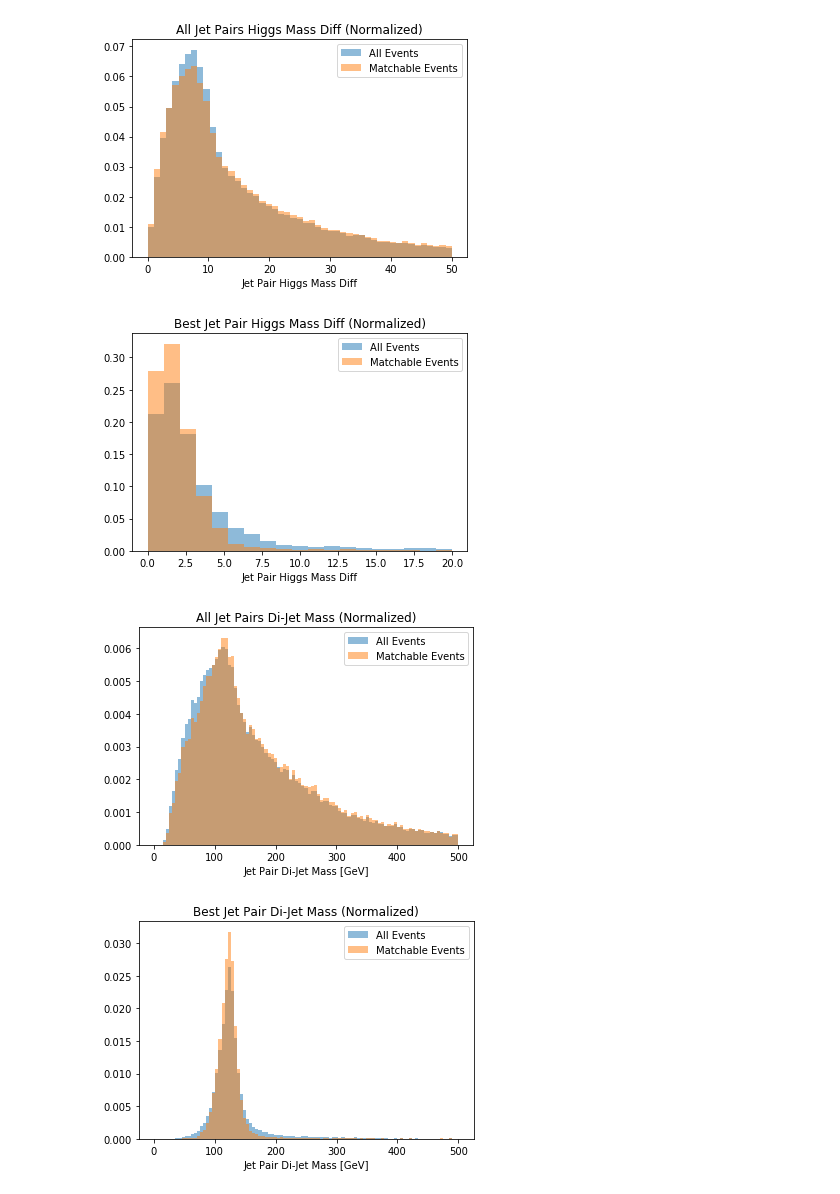
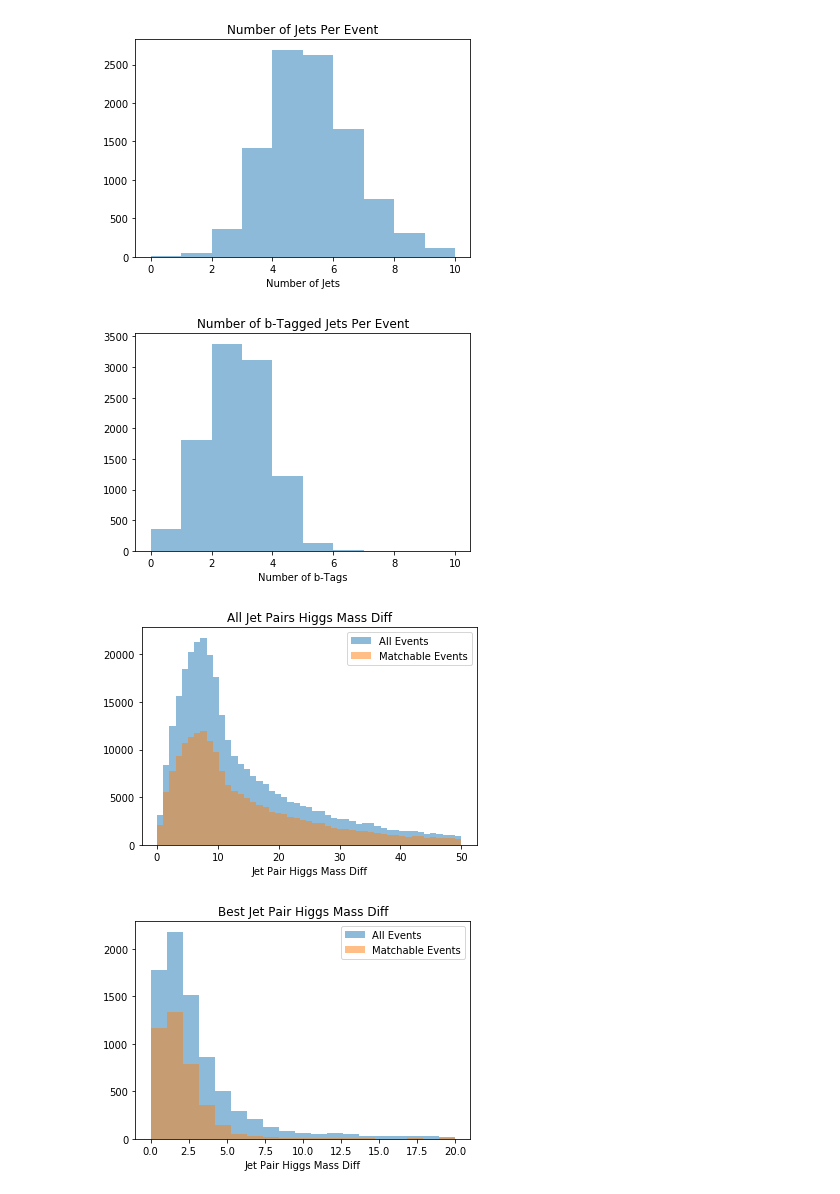
Before and after one commit to btannenw/CMS_machineLearning, a Jupyter notebook: diHiggsMLProject/testSamples_10k/higgsReconstructionAlgorithms.ipynb, the cells around one changed output. Drawn from its saved outputs; the diff is of its cells as text; code cells hidden in the pictures.

Commit message:
added code to calculate efficiencies, expanded plotting functionality, added csv outpt

```diff
--- a/diHiggsMLProject/testSamples_10k/higgsReconstructionAlgorithms.ipynb
+++ b/diHiggsMLProject/testSamples_10k/higgsReconstructionAlgorithms.ipynb
@@ -9,6 +9,7 @@ import uproot_methods.classes.TLorentzVector as TLorentzVector
 import matplotlib.pyplot as plt
 import numpy as np
 import itertools
+import csv
 
 t = 0.5  # transparency of plots
 
@@ -16,6 +17,8 @@ testRun = False
 dR_cut_quarkToJet = 0.40
 mass_higgs = 125.0 #GeV
 width_higgs = 10.0 #GeV, reco width
+
+eventCounterDict = { '== 4 Jets':0, '>= 4 Jets':0, 'Matchable':0, 'Fully Matched':0, '>= 1 Pair Matched':0}
 # %%
 delphes_hh= uproot.open('../../../MG5_aMC_v2_6_1/ppToHHto4b_14TeV/Events/run_02_decayed_1/tag_1_delphes_events.root')['Delphes']
 #b_particles = uproot.tree.TBranchMethods.array(delphes_hh['Particle'])
@@ -67,4 +99,8 @@ def compareTwoHistograms(_arrAll, _arrMatched, _labels, _nPlot, _title, _xtitle,
 # %%
+##############################################################
+##                FUNCTIONS FOR INDEXING                    ##
+##############################################################
+
 def returnListOfTruthBQuarkIndicesByDaughters(_D1, _D2, _PID):
     _bQuarkIndices = []
 
@@ -92,16 +128,19 @@ def returnListOfTruthBQuarkIndicesByStatus(_status):
 
     return _bQuarkIndices
 
-def returnNumberAndListOfJetIndicesPassingCuts(_jetPt, _jetEta, _cut_jetPt, _cut_jetEta):
+def returnNumberAndListOfJetIndicesPassingCuts(_jetPt, _jetEta, _jetBTag, _cut_jetPt, _cut_jetEta):
     _jetIndices = []
     _nJets = 0
+    _nBTags = 0
 
     for iJet in range(0, len(_jetPt)):
         if _jetPt[iJet] > _cut_jetPt and abs(_jetEta[iJet]) < _cut_jetEta:
             _jetIndices.append(iJet)
             _nJets += 1
+            if _jetBTag[iJet] == 1:
+                _nBTags += 1
 
-    return _nJets, _jetIndices
+    return _nJets, _nBTags, _jetIndices
 
 def getDictOfQuarksMatchedToJets(_quarkIndices, _jetIndices, _genPt, _genEta, _genPhi, _genMass, _jetPt, _jetEta, _jetPhi, _jetMass):
     _matchedQuarksToJets = {}
@@ -305,30 +451,32 @@ Number of Correctly Matched Events: 1702
 # %%
 plotOpts = [] # title, xtitle, xMin, xMax, nBins
 if pairingAlgorithm == 'minHarmonicMeanDeltaR':
     plotOpts = ['Delta R', 'Delta R', 0, 5.0, 100]
 elif pairingAlgorithm == 'higgsMassDifference':
     plotOpts = ['Higgs Mass Diff', 'Higgs Mass Diff', 0, 100.0, 100]
 
-
-#plotOneHistogram(allJetPairs_metric, 0, 'All Jet Pairs ' + plotOpts[0], 'Jet Pair ' + plotOpts[1], plotOpts[2], plotOpts[3], plotOpts[4] )
-#plotOneHistogram(allJetPairsWhenMatchable_metric, 1, 'All Jet Pairs ' + plotOpts[0] + ' (Matchable)', 'Jet Pair ' + plotOpts[1], plotOpts[2], plotOpts[3], plotOpts[4] )
-#plotOneHistogram(bestJetPairs_metric, 2, 'Best Jet Pair ' + plotOpts[0], 'Jet Pair ' + plotOpts[1], plotOpts[2], plotOpts[3], plotOpts[4] )
-#plotOneHistogram(bestJetPairsWhenMatchable_metric, 3, 'Best Jet Pair ' + plotOpts[0] + ' (Matchable)', 'Jet Pair ' + plotOpts[1], plotOpts[2], plotOpts[3], plotOpts[4] )
+plotOneHistogram(nJetsPerEvent, 0, 'Number of Jets Per Event', 'Number of Jets', 0, 10, 11 )
+plotOneHistogram(nBTagsPerEvent, 1, 'Number of b-Tagged Jets Per Event', 'Number of b-Tags', 0, 10, 11 )
 
 # Compare shapes of metric variables for a) all events and b) matched events
 if pairingAlgorithm == 'minHarmonicMeanDeltaR':
-    compareTwoHistograms(allJetPairs_metric, allJetPairsWhenMatchable_metric, ['All', 'Matchable'], 0, 'All Jet Pairs ' + plotOpts[0] + ' (Normalized)', 'Jet Pair ' + plotOpts[1], int(plotOpts[2]/1.), int(plotOpts[3]/1.), int(plotOpts[4]/1.) )
-    compareTwoHistograms(bestJetPairs_metric, bestJetPairsWhenMatchable_metric, ['All', 'Matchable'], 1, 'Best Jet Pair ' + plotOpts[0] + ' (Normalized)', 'Jet Pair ' + plotOpts[1], int(plotOpts[2]/1.), int(plotOpts[3]/1.), int(plotOpts[4]/1.) )
+    compareManyHistograms( [allJetPairs_metric, allJetPairsWhenMatchable_metric], ['All', 'Matchable'], 2, 'All Jet Pairs ' + plotOpts[0], 'Jet Pair ' + plotOpts[1], int(plotOpts[2]/1.), int(plotOpts[3]/1.), int(plotOpts[4]/1.) )
+    compareManyHistograms( [bestJetPairs_metric, bestJetPairsWhenMatchable_metric], ['All', 'Matchable'], 3, 'Best Jet Pair ' + plotOpts[0], 'Jet Pair ' + plotOpts[1], int(plotOpts[2]/1.), int(plotOpts[3]/1.), int(plotOpts[4]/1.) )
+    compareManyHistograms( [allJetPairs_metric, allJetPairsWhenMatchable_metric], ['All', 'Matchable'], 4, 'All Jet Pairs ' + plotOpts[0], 'Jet Pair ' + plotOpts[1], int(plotOpts[2]/1.), int(plotOpts[3]/1.), int(plotOpts[4]/1.), _normed=True )
+    compareManyHistograms( [bestJetPairs_metric, bestJetPairsWhenMatchable_metric], ['All', 'Matchable'], 5, 'Best Jet Pair ' + plotOpts[0], 'Jet Pair ' + plotOpts[1], int(plotOpts[2]/1.), int(plotOpts[3]/1.), int(plotOpts[4]/1.), _normed=True)
 elif pairingAlgorithm == 'higgsMassDifference':
-    compareTwoHistograms(allJetPairs_metric, allJetPairsWhenMatchable_metric, ['All', 'Matchable'], 2, 'All Jet Pairs ' + plotOpts[0] + ' (Normalized)', 'Jet Pair ' + plotOpts[1], plotOpts[2], int(plotOpts[3]/2.), int(plotOpts[4]/2.) )
-    compareTwoHistograms(bestJetPairs_metric, bestJetPairsWhenMatchable_metric, ['All', 'Matchable'], 3, 'Best Jet Pair ' + plotOpts[0] + ' (Normalized)', 'Jet Pair ' + plotOpts[1], plotOpts[2], int(plotOpts[3]/5.), int(plotOpts[4]/5.) )
+    compareManyHistograms( [allJetPairs_metric, allJetPairsWhenMatchable_metric], ['All', 'Matchable'], 2, 'All Jet Pairs ' + plotOpts[0], 'Jet Pair ' + plotOpts[1], plotOpts[2], int(plotOpts[3]/2.), int(plotOpts[4]/2.) )
+    compareManyHistograms( [bestJetPairs_metric, bestJetPairsWhenMatchable_metric], ['All', 'Matchable'], 3, 'Best Jet Pair ' + plotOpts[0], 'Jet Pair ' + plotOpts[1], plotOpts[2], int(plotOpts[3]/5.), int(plotOpts[4]/5.) )
+    compareManyHistograms( [allJetPairs_metric, allJetPairsWhenMatchable_metric], ['All', 'Matchable'], 4, 'All Jet Pairs ' + plotOpts[0], 'Jet Pair ' + plotOpts[1], plotOpts[2], int(plotOpts[3]/2.), int(plotOpts[4]/2.), _normed=True )
+    compareManyHistograms( [bestJetPairs_metric, bestJetPairsWhenMatchable_metric], ['All', 'Matchable'], 5, 'Best Jet Pair ' + plotOpts[0], 'Jet Pair ' + plotOpts[1], plotOpts[2], int(plotOpts[3]/5.), int(plotOpts[4]/5.), _normed=True )
 
+#
 # Look at higgs mas£s plots
 #plotOneHistogram(allHiggsMasses_metric, 6, 'All Jet Pairs Di-Jet Mass', 'Di-Jet Mass [GeV]', 0, 500, 100 )
-compareTwoHistograms(allHiggsMasses_metric, allHiggsMassesWhenMatchable_metric, ['All', 'Matchable'], 4, 'All Jet Pairs Di-Jet Mass (Normalized)', 'Jet Pair Di-Jet Mass [GeV]', 0, 500, 100 )
-compareTwoHistograms(bestHiggsMasses_metric, bestHiggsMassesWhenMatchable_metric, ['All', 'Matchable'], 5, 'Best Jet Pair Di-Jet Mass (Normalized)', 'Jet Pair Di-Jet Mass [GeV]', 0, 500, 100 )
+compareManyHistograms( [allHiggsMasses_metric, allHiggsMassesWhenMatchable_metric], ['All', 'Matchable'], 6, 'All Jet Pairs Di-Jet Mass', 'Jet Pair DiJet Mass [GeV]', 0, 500, 100 )
+compareManyHistograms( [bestHiggsMasses_metric, bestHiggsMassesWhenMatchable_metric], ['All', 'Matchable'], 7, 'Best Jet Pair Di-Jet Mass', 'Jet Pair DiJet Mass [GeV]', 0, 500, 100 )
 # %% [output]
-[figure, old version]
+[figure, new version]
-[figure, old version]
+[figure, new version]
-[figure, old version]
+[figure, new version]
-[figure, old version]
+[figure, new version]
```
Also changed, not shown: parts of 7 cells of this notebook.
